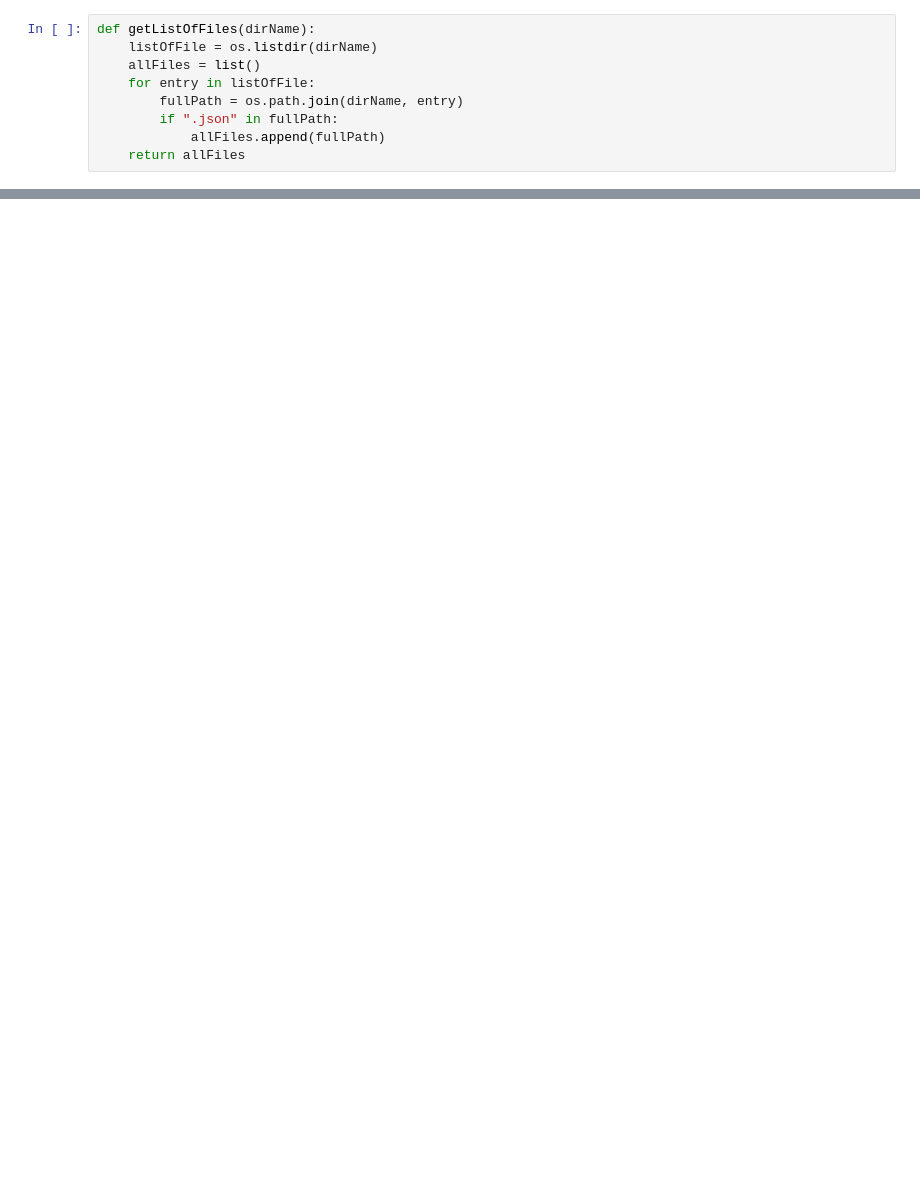
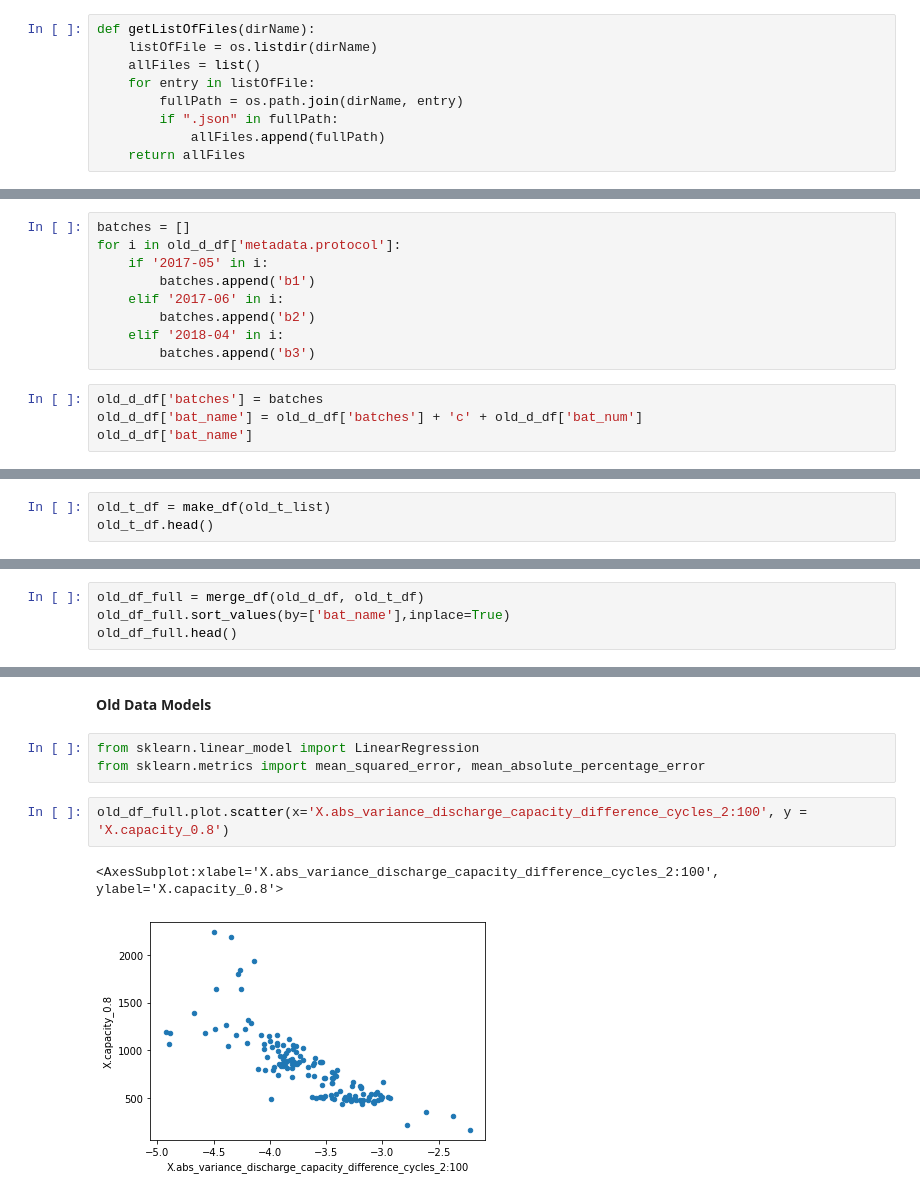
Before and after one commit to ayakkala1/TRI-Capstone, a Jupyter notebook: model_recreation.ipynb, the cells around one changed output, grey strips where cells are left out. Cells and saved outputs as stored; diff of their text form; blank space fills up the shorter version.

Commit message:
Combined model recreation files into one file
Derived from fastcharge_old_model_recreation and newdata_model_recreation

```diff
--- a/model_recreation.ipynb
+++ b/model_recreation.ipynb
@@ -235,0 +134,13 @@ R2 : 0.7575772430746192
+# %%
+batches = []
+for i in old_d_df['metadata.protocol']:
+    if '2017-05' in i:
+        batches.append('b1')
+    elif '2017-06' in i:
+        batches.append('b2')
+    elif '2018-04' in i:
+        batches.append('b3')
+# %%
+old_d_df['batches'] = batches
+old_d_df['bat_name'] = old_d_df['batches'] + 'c' + old_d_df['bat_num']
+old_d_df['bat_name']
@@ -235,0 +160,3 @@ R2 : 0.7575772430746192
+# %%
+old_t_df = make_df(old_t_list)
+old_t_df.head()
@@ -235,0 +170,4 @@ R2 : 0.7575772430746192
+# %%
+old_df_full = merge_df(old_d_df, old_t_df)
+old_df_full.sort_values(by=['bat_name'],inplace=True)
+old_df_full.head()
@@ -235,0 +263,10 @@ R2 : 0.7575772430746192
+# %% [markdown]
+__Old Data Models__
+# %%
+from sklearn.linear_model import LinearRegression
+from sklearn.metrics import mean_squared_error, mean_absolute_percentage_error
+# %%
+old_df_full.plot.scatter(x='X.abs_variance_discharge_capacity_difference_cycles_2:100', y = 'X.capacity_0.8')
+# %% [output]
+<AxesSubplot:xlabel='X.abs_variance_discharge_capacity_difference_cycles_2:100', ylabel='X.capacity_0.8'>
+[figure, added]
```
Also changed, not shown: parts of 82 cells of this notebook.
